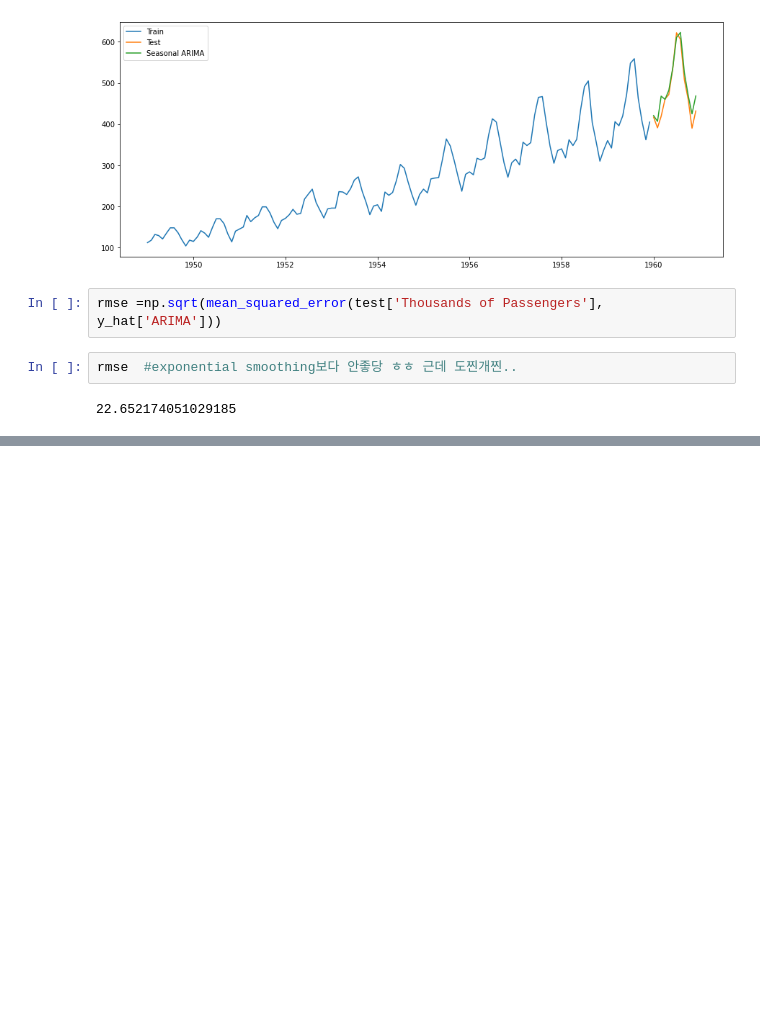
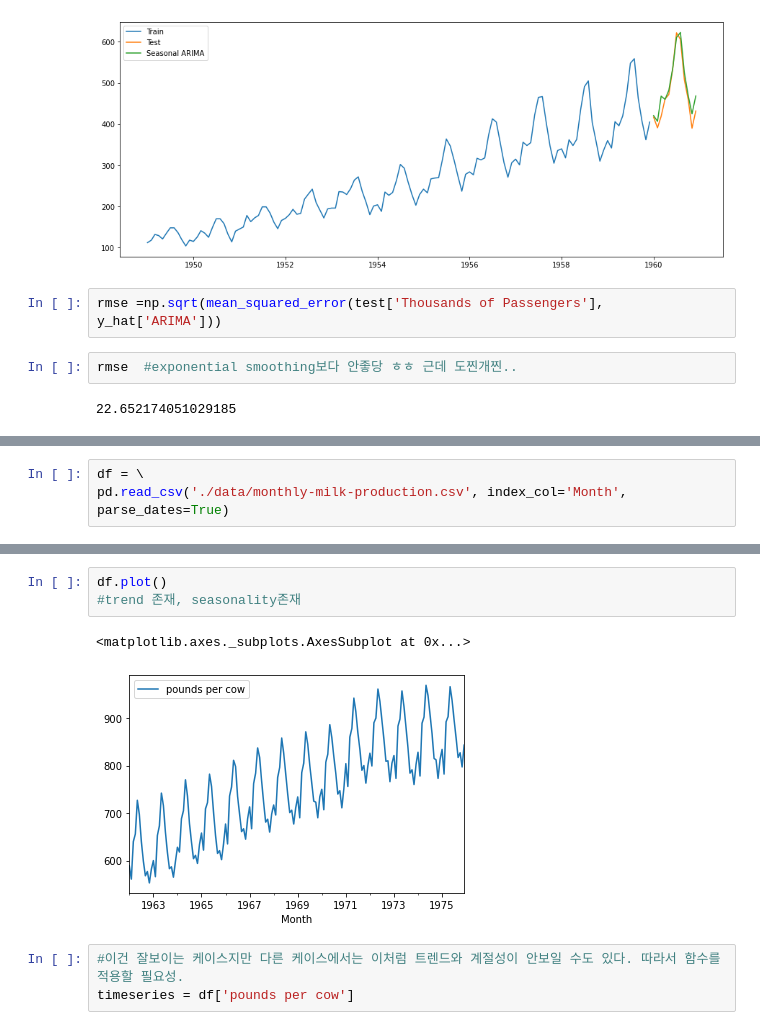
Before and after one commit to ilikeinow12/Practice, a Jupyter notebook: time series data.ipynb, the cells around one changed output, grey strips where cells are left out. Saved outputs shown, nothing was run; the diff lists cells and outputs as text; blank space fills up the shorter version.

```diff
--- a/time series data.ipynb
+++ b/time series data.ipynb
@@ -950,0 +975,3 @@ rmse  #exponential smoothing보다 안좋당 ㅎㅎ 근데 도찐개찐..
+# %%
+df = \
+pd.read_csv('./data/monthly-milk-production.csv', index_col='Month', parse_dates=True)
@@ -950,0 +988,9 @@ rmse  #exponential smoothing보다 안좋당 ㅎㅎ 근데 도찐개찐..
+# %%
+df.plot()
+#trend 존재, seasonality존재
+# %% [output]
+<matplotlib.axes._subplots.AxesSubplot at 0x...>
+[figure, added]
+# %%
+#이건 잘보이는 케이스지만 다른 케이스에서는 이처럼 트렌드와 계절성이 안보일 수도 있다. 따라서 함수를 적용할 필요성.
+timeseries = df['pounds per cow']
```
Also changed, not shown: parts of 85 cells of this notebook.
